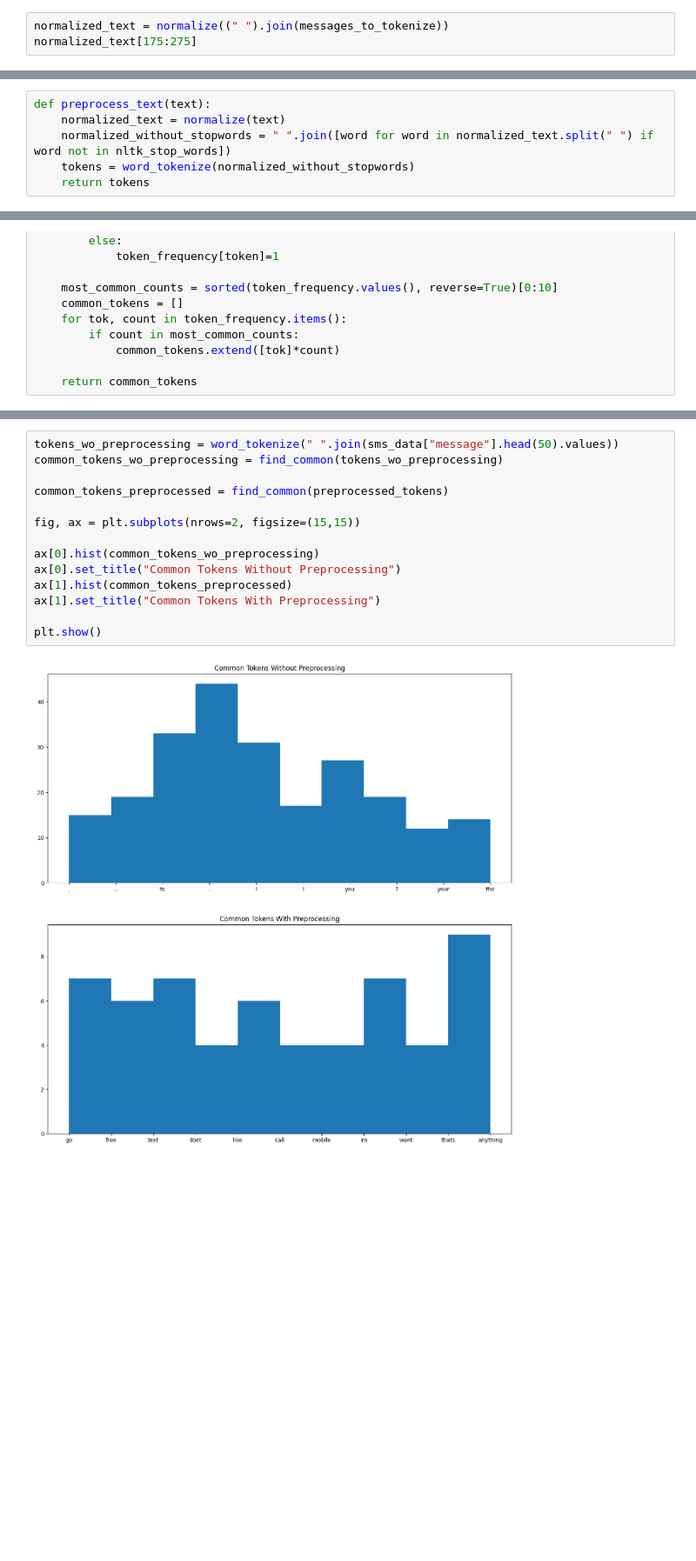
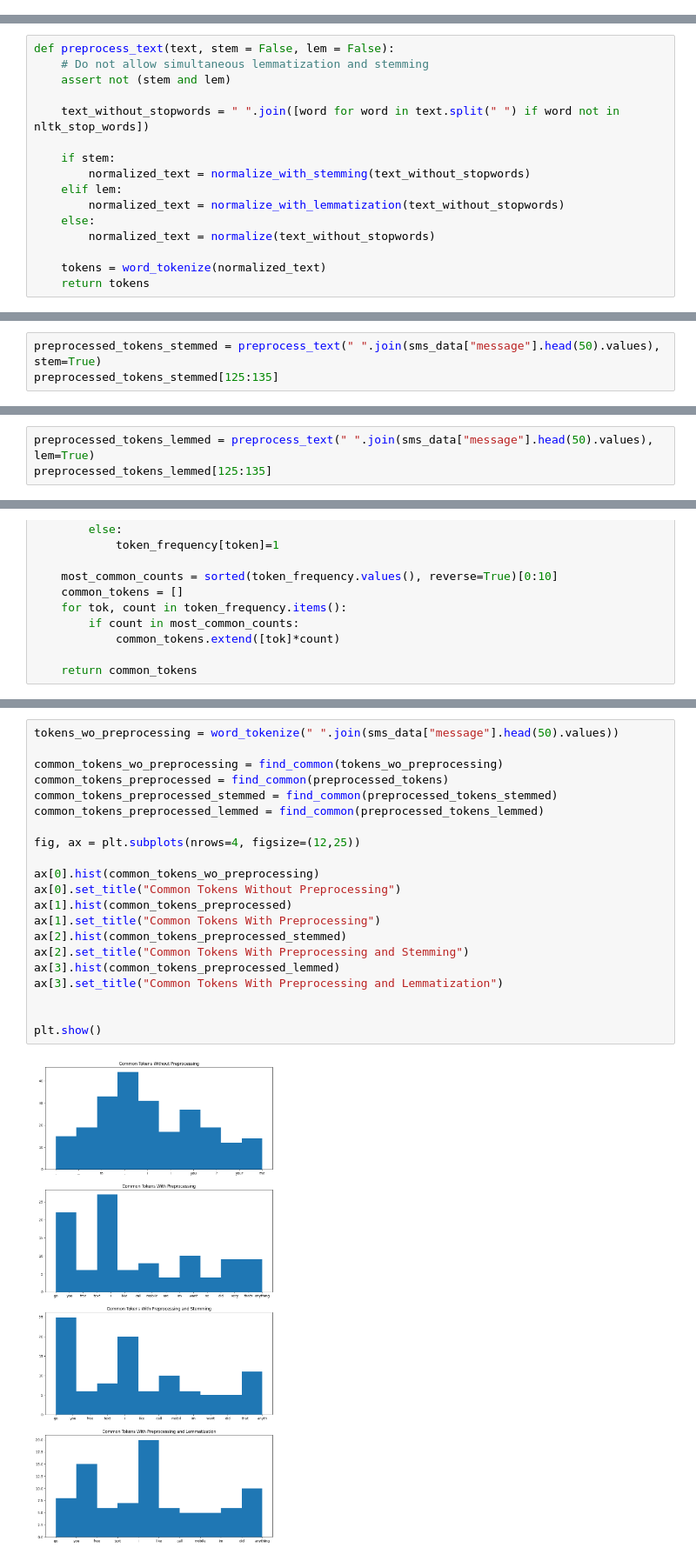
Before and after one commit to rcwaterman/DSE6212, a Jupyter notebook: Module 1/Module_1_Assignment_Text_Preprocessing.ipynb, the cells around one changed output, grey strips where cells are left out. Shown at 87% size. Cells and saved outputs as stored; diff of their text form; blank space fills up the shorter version.

```diff
--- a/Module 1/Module_1_Assignment_Text_Preprocessing.ipynb
+++ b/Module 1/Module_1_Assignment_Text_Preprocessing.ipynb
@@ -539,3 +688,0 @@ original_text[175:275]
-# %%
-normalized_text = normalize((" ").join(messages_to_tokenize))
-normalized_text[175:275]
@@ -567,7 +739,17 @@ The preprocessing pipeline will be structured as follows:
     - Tokenization occurs last on the cleaned dataset.
 # %%
-def preprocess_text(text):
-    normalized_text = normalize(text)
-    normalized_without_stopwords = " ".join([word for word in normalized_text.split(" ") if word not in nltk_stop_words])
-    tokens = word_tokenize(normalized_without_stopwords)
+def preprocess_text(text, stem = False, lem = False):
+    # Do not allow simultaneous lemmatization and stemming
+    assert not (stem and lem)
+
+    text_without_stopwords = " ".join([word for word in text.split(" ") if word not in nltk_stop_words])
+
+    if stem:
+        normalized_text = normalize_with_stemming(text_without_stopwords)
+    elif lem:
+        normalized_text = normalize_with_lemmatization(text_without_stopwords)
+    else:
+        normalized_text = normalize(text_without_stopwords)
+
+    tokens = word_tokenize(normalized_text)
     return tokens
@@ -594,0 +772,3 @@ preprocessed_tokens[125:150]
+# %%
+preprocessed_tokens_stemmed = preprocess_text(" ".join(sms_data["message"].head(50).values), stem=True)
+preprocessed_tokens_stemmed[125:135]
@@ -594,0 +786,3 @@ preprocessed_tokens[125:150]
+# %%
+preprocessed_tokens_lemmed = preprocess_text(" ".join(sms_data["message"].head(50).values), lem=True)
+preprocessed_tokens_lemmed[125:135]
@@ -611,16 +852,23 @@ def find_common(tokens):
 # %%
 tokens_wo_preprocessing = word_tokenize(" ".join(sms_data["message"].head(50).values))
+
 common_tokens_wo_preprocessing = find_common(tokens_wo_preprocessing)
+common_tokens_preprocessed = find_common(preprocessed_tokens)
+common_tokens_preprocessed_stemmed = find_common(preprocessed_tokens_stemmed)
+common_tokens_preprocessed_lemmed = find_common(preprocessed_tokens_lemmed)
 
-common_tokens_preprocessed = find_common(preprocessed_tokens)
-
-fig, ax = plt.subplots(nrows=2, figsize=(15,15))
+fig, ax = plt.subplots(nrows=4, figsize=(12,25))
 
 ax[0].hist(common_tokens_wo_preprocessing)
 ax[0].set_title("Common Tokens Without Preprocessing")
 ax[1].hist(common_tokens_preprocessed)
 ax[1].set_title("Common Tokens With Preprocessing")
+ax[2].hist(common_tokens_preprocessed_stemmed)
+ax[2].set_title("Common Tokens With Preprocessing and Stemming")
+ax[3].hist(common_tokens_preprocessed_lemmed)
+ax[3].set_title("Common Tokens With Preprocessing and Lemmatization")
+
 
 plt.show()
 # %% [output]
-[figure, old version]
+[figure, new version]
```
Also changed, not shown: parts of 69 cells of this notebook, 4 other files.
